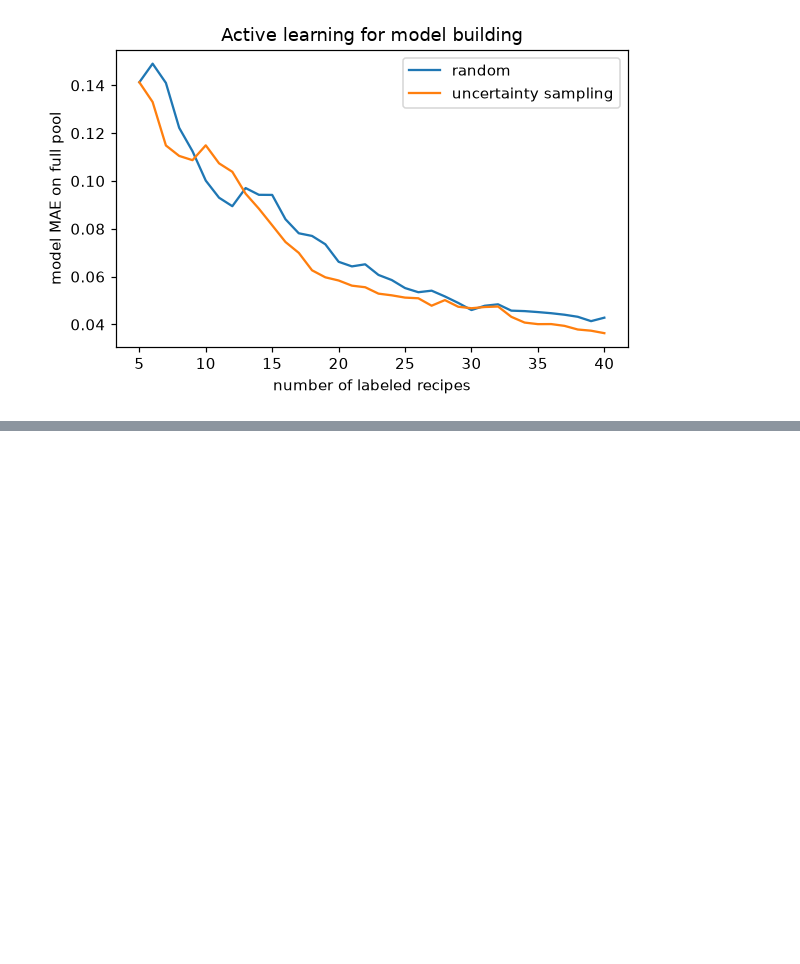
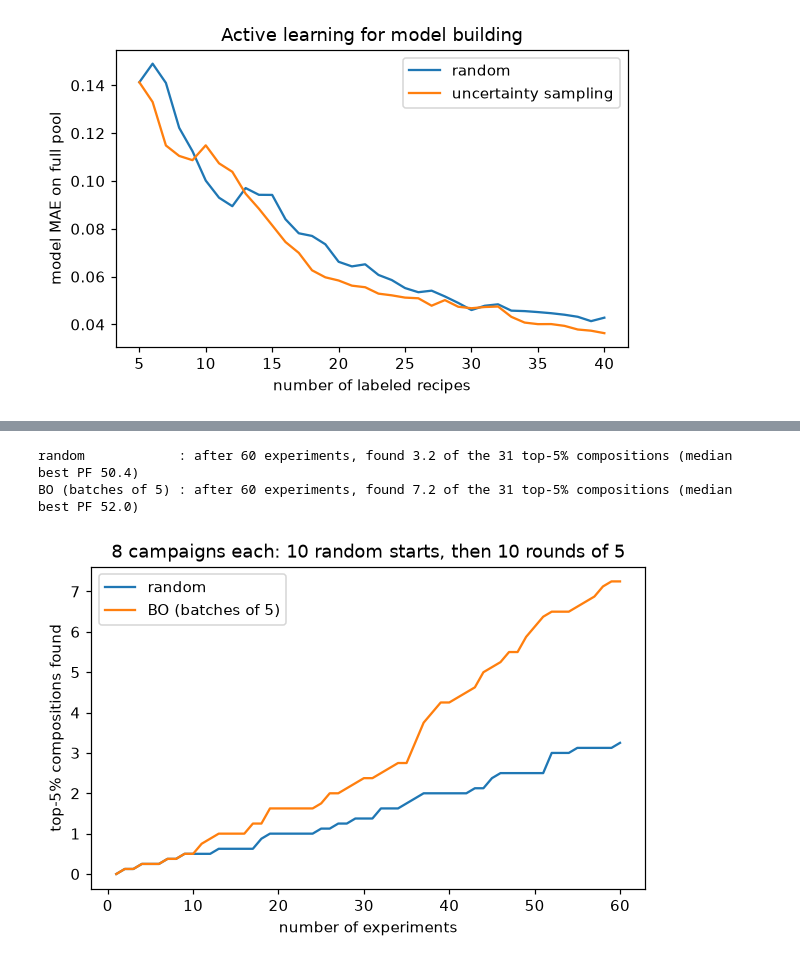
Before and after one commit to sp8rks/ACerS_AI_ML_Workshop, a Jupyter notebook: sessions/05_bayesian_optimization/05_bayesian_optimization.ipynb, the cells around one changed output, grey strips where cells are left out. Cells and saved outputs as stored; diff of their text form; code cells hidden in the pictures; blank space fills up the shorter version.

```diff
--- a/sessions/05_bayesian_optimization/05_bayesian_optimization.ipynb
+++ b/sessions/05_bayesian_optimization/05_bayesian_optimization.ipynb
@@ -319,0 +337,11 @@ plt.show()
+# %%
+te = load_dataset("thermoelectric")
+rt = te[((te.T_K - 300).abs() <= 25) & (te.PF_uW_cmK2 > 0) & (te.seebeck_uV_K > 0)]
+cands = rt.groupby("formula").agg(PF=("PF_uW_cmK2", "mean")).reset_index()
+cands["HHI"] = cands.formula.map(compound_hhi)            # supply risk, computed from the formula alone
+
+Xc, _, _, _ = generate_features(cands.assign(target=0)[["formula", "target"]], "oliynyk", drop_duplicates=False, verbose=False)
+Z = PCA(8, random_state=0).fit_transform(StandardScaler().fit_transform(Xc.filter(like="avg_")))
+y_te = np.log10(cands.PF.to_numpy())                       # optimize log PF (it spans 3 orders of magnitude)
+print(f"{len(cands)} p-type compositions near 300 K; PF from {cands.PF.min():.2f} to {cands.PF.max():.1f} µW/(cm·K²)")
+cands.sort_values("PF", ascending=False).head(5).round(1)
@@ -319,0 +360,43 @@ plt.show()
+# %%
+def gp_on(X, y):
+    kernel = (ConstantKernel(1.0, (1e-2, 1e2)) * Matern(length_scale=np.ones(X.shape[1]), length_scale_bounds=(0.05, 50), nu=2.5)
+              + WhiteKernel(0.1, (1e-4, 1.0)))
+    return GaussianProcessRegressor(kernel, normalize_y=True, random_state=0).fit(X, y)
+
+def suggest_batch(X_seen, y_seen, X_cand, q):
+    # Kriging believer: pick by EI, believe the GP mean there, refit, repeat
+    Xb, yb, picks = X_seen.copy(), y_seen.copy(), []
+    for _ in range(q):
+        mu, sd = gp_on(Xb, yb).predict(X_cand, return_std=True)
+        a = expected_improvement(mu, sd, yb.max(), xi=0.01)
+        a[picks] = -np.inf
+        j = int(np.argmax(a)); picks.append(j)
+        Xb, yb = np.vstack([Xb, X_cand[j]]), np.r_[yb, mu[j]]
+    return picks
+
+def te_campaign(strategy, seed, allowed=None, q=5, rounds=10, n_init=10):
+    pool_idx = np.arange(len(y_te)) if allowed is None else np.flatnonzero(allowed)
+    rng = np.random.default_rng(seed)
+    tried = list(rng.choice(pool_idx, n_init, replace=False))
+    for _ in range(rounds):
+        untried = np.setdiff1d(pool_idx, tried)
+        if strategy == "random":
+            tried += list(rng.choice(untried, q, replace=False))
+        else:
+            tried += list(untried[suggest_batch(Z[tried], y_te[tried], Z[untried], q)])
+    return np.array(tried)
+
+top5 = y_te >= np.percentile(y_te, 95)
+runs = {s: [te_campaign(s, seed) for seed in range(8)] for s in ["random", "BO (batches of 5)"]}
+fig, ax = plt.subplots(figsize=(6.5, 3.8))
+for name, rs in runs.items():
+    found = np.array([np.cumsum(top5[t]) for t in rs])
+    ax.plot(np.arange(1, found.shape[1] + 1), found.mean(0), label=name)
+    print(f"{name:18s}: after 60 experiments, found {found[:, -1].mean():.1f} of the {top5.sum()} top-5% compositions "
+          f"(median best PF {np.median([10 ** y_te[t].max() for t in rs]):.1f})")
+ax.set_xlabel("number of experiments"); ax.set_ylabel("top-5% compositions found"); ax.legend()
+ax.set_title("8 campaigns each: 10 random starts, then 10 rounds of 5"); plt.show()
+# %% [output]
+random            : after 60 experiments, found 3.2 of the 31 top-5% compositions (median best PF 50.4)
+BO (batches of 5) : after 60 experiments, found 7.2 of the 31 top-5% compositions (median best PF 52.0)
+[figure, added]
```
Also changed, not shown: parts of 20 cells of this notebook, 8 other files.
